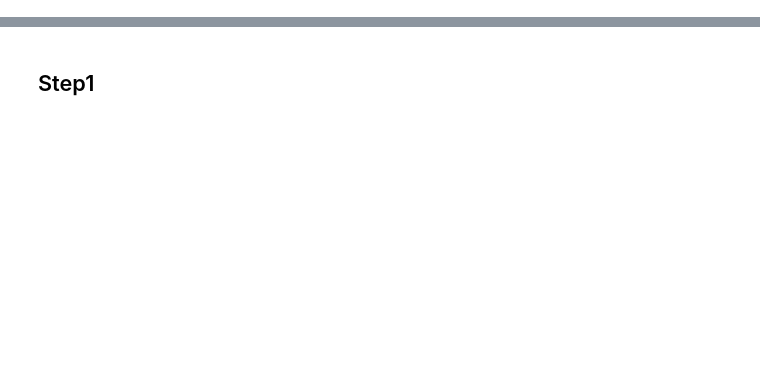
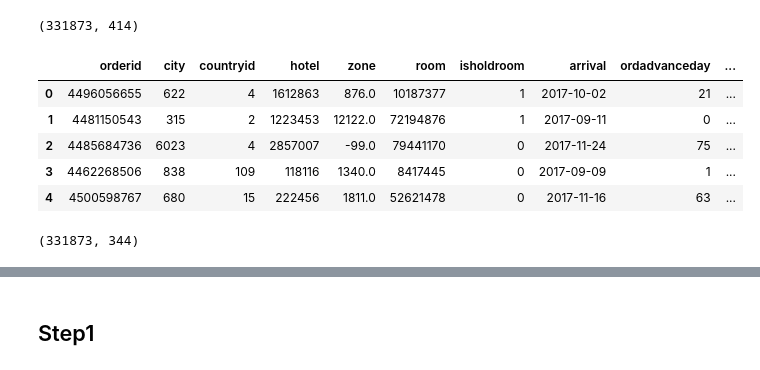
Before and after one commit to abcdddxy/kaggle, a Jupyter notebook: Xiecheng/FeatureSelect.ipynb, the cells around one changed output, grey strips where cells are left out. Saved outputs shown, nothing was run; the diff lists cells and outputs as text; code cells hidden in the pictures; blank space fills up the shorter version.

```diff
--- a/Xiecheng/FeatureSelect.ipynb
+++ b/Xiecheng/FeatureSelect.ipynb
@@ -69,0 +65,16 @@ len(cand_fea2)
+# %%
+train = pd.read_csv('./features/feature_zero.csv', usecols=basic_fea+good_fea+target+['arrival'])
+train2 = pd.read_csv('./features/feature_zero3.csv', usecols=['orderid']+good_fea2)
+
+train.shape
+train.head()
+train2.shape
+# %% [output]
+(331873, 414)
+|  | orderid | city | countryid | hotel | zone | room | isholdroom | arrival | ordadvanceday | ... |
+| 0 | 4496056655 | 622 | 4 | 1612863 | 876.0 | 10187377 | 1 | 2017-10-02 | 21 | ... |
+| 1 | 4481150543 | 315 | 2 | 1223453 | 12122.0 | 72194876 | 1 | 2017-09-11 | 0 | ... |
+| 2 | 4485684736 | 6023 | 4 | 2857007 | -99.0 | 79441170 | 0 | 2017-11-24 | 75 | ... |
+| 3 | 4462268506 | 838 | 109 | 118116 | 1340.0 | 8417445 | 0 | 2017-09-09 | 1 | ... |
+| 4 | 4500598767 | 680 | 15 | 222456 | 1811.0 | 52621478 | 0 | 2017-11-16 | 63 | ... |
+(331873, 344)
```
Also changed, not shown: parts of 11 cells of this notebook, 3 other files.
